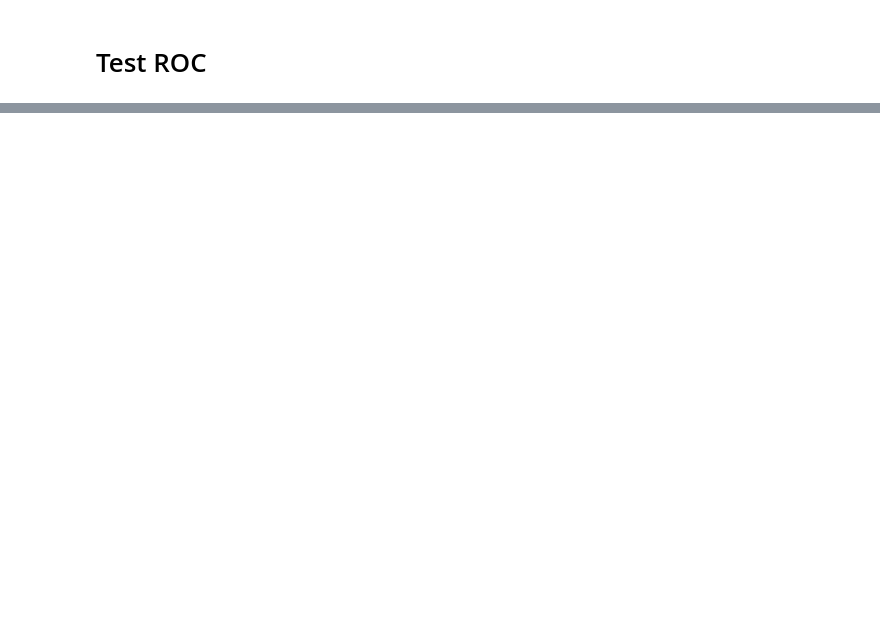
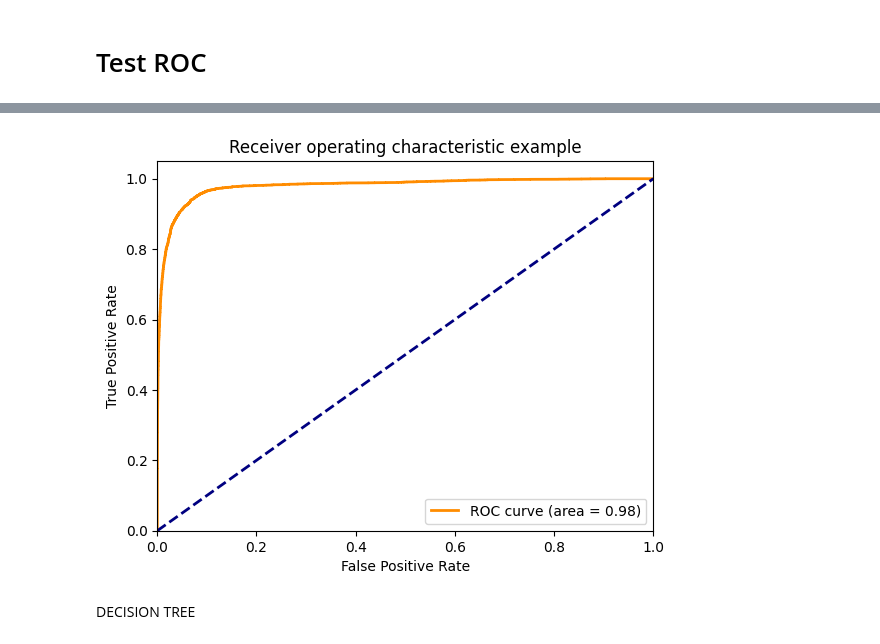
Before and after one commit to paferuto/ABSA-on-IoT-comments, a Jupyter notebook: sachdep/ensemble_aspect.ipynb, the cells around one changed output, grey strips where cells are left out. Cells and saved outputs as stored; diff of their text form; code cells hidden in the pictures; blank space fills up the shorter version.

```diff
--- a/sachdep/ensemble_aspect.ipynb
+++ b/sachdep/ensemble_aspect.ipynb
@@ -173,0 +279,36 @@ print("ROC AUC Score Test:", roc_auc_score_test)
+# %%
+#draw roc curve for each class
+from sklearn.metrics import roc_curve, auc
+import matplotlib.pyplot as plt
+from itertools import cycle
+
+# Compute ROC curve and ROC area for each class
+fpr = dict()
+tpr = dict()
+roc_auc = dict()
+for i in range(0,6):
+    fpr[i], tpr[i], _ = roc_curve(y_test.iloc[:, i], y_test_pred_proba[:, i])
+    roc_auc[i] = auc(fpr[i], tpr[i])
+
+# Compute micro-average ROC curve and ROC area
+fpr["macro"], tpr["macro"], _ = roc_curve(y_test.values.ravel(), y_test_pred_proba.ravel())
+roc_auc["macro"] = auc(fpr["macro"], tpr["macro"])
+
+# Plot of a ROC curve for a specific class
+plt.figure()
+lw = 2
+plt.plot(fpr[2], tpr[2], color='darkorange',
+            lw=lw, label='ROC curve (area = %0.2f)' % roc_auc[2])
+plt.plot([0, 1], [0, 1], color='navy', lw=lw, linestyle='--')
+plt.xlim([0.0, 1.0])
+plt.ylim([0.0, 1.05])
+plt.xlabel('False Positive Rate')
+plt.ylabel('True Positive Rate')
+
+plt.title('Receiver operating characteristic example')
+plt.legend(loc="lower right")
+plt.show()
+# %% [output]
+[figure, added]
+# %% [markdown]
+DECISION TREE
```
Also changed, not shown: parts of 24 cells of this notebook.
